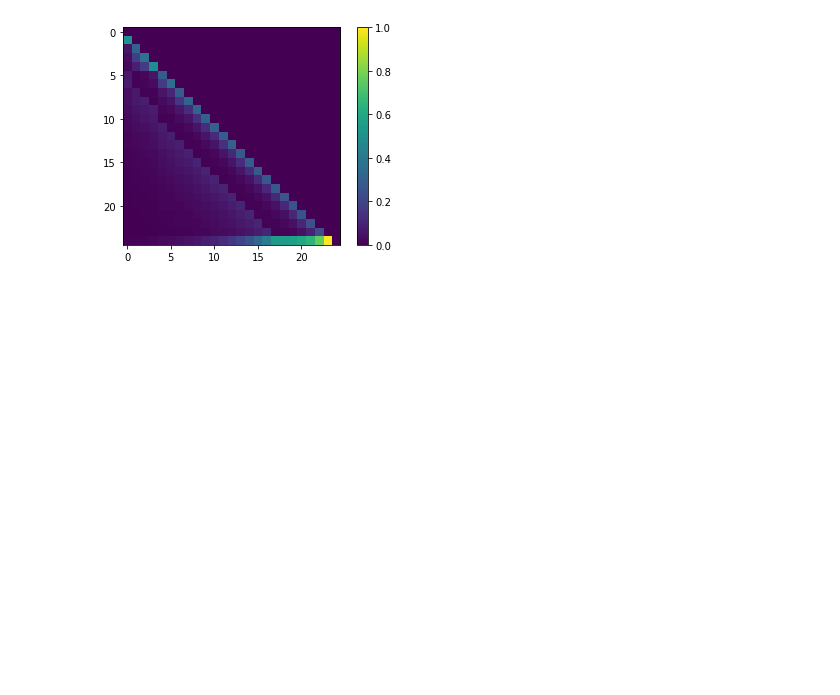
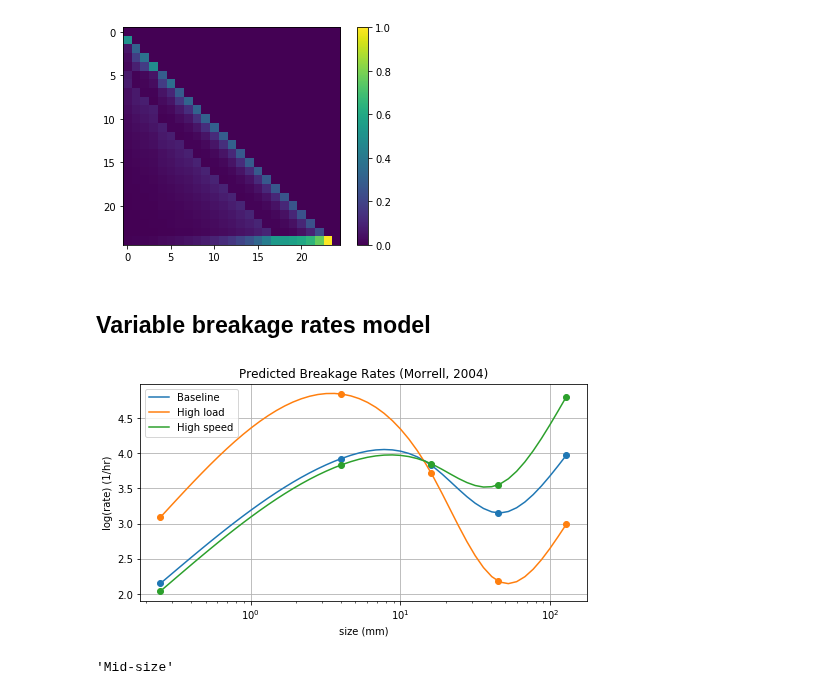
Before and after one commit to billtubbs/mech-575, a Jupyter notebook: code/python/project-grinding-dynamic-simulation-model.ipynb, the cells around one changed output. Drawn from its saved outputs; the diff is of its cells as text; code cells hidden in the pictures; blank space fills up the shorter version.

Commit message:
Full size sim w.i.p.

```diff
--- a/code/python/project-grinding-dynamic-simulation-model.ipynb
+++ b/code/python/project-grinding-dynamic-simulation-model.ipynb
@@ -290,6 +291,8 @@ array([406400, 203200, 101600,  76100,  50800,  25400,  19050,  12700,
          9500,   6700,   4750,   3350,   2360,   1700,   1180,    850,
           600,    425,    300,    212,    150,    106,     75,     53,
            38])
+# %%
+mid_sizes = mill_calcs.calculate_mesh_mid_sizes(mesh['Opening'])
 # %%
 # Deafult selection and breakage model from Molycop Tools SAGSim model
 selection_params = {
@@ -324,3 +327,5 @@ plt.colorbar()
 plt.show()
 # %% [output]
 [figure]
+# %% [markdown]
+## Variable breakage rates model
@@ -326,0 +531,10 @@ plt.show()
+# %%
+breakage_function = DynamicBreakageFunctionMorrell2004()
+breakage_function.make_cubic_splines()
+breakage_function.show_cubic_splines_plot()
+# %% [output]
+[figure, added]
+# %%
+mid_sizes.name
+# %% [output]
+'Mid-size'
```
Also changed, not shown: parts of 11 cells of this notebook.
